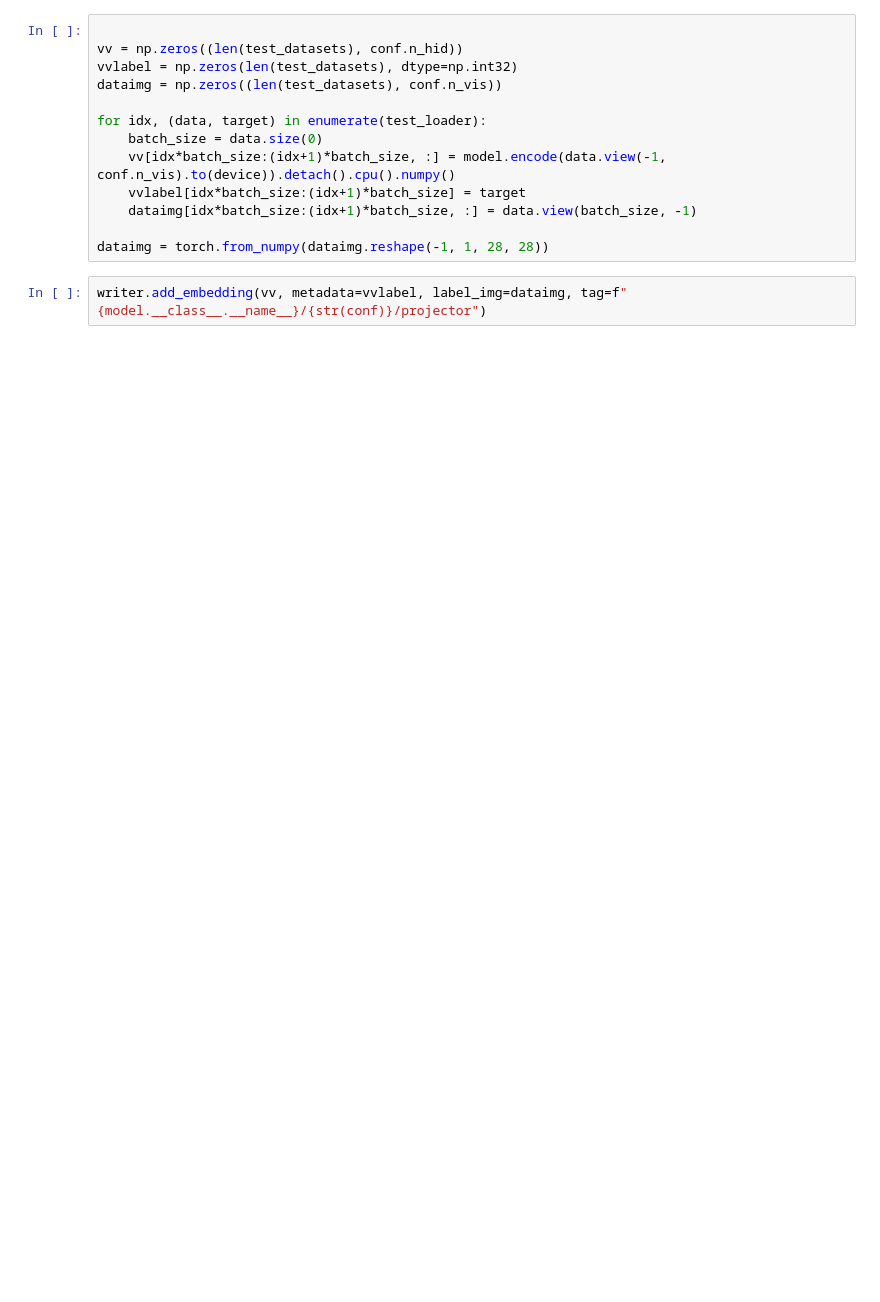
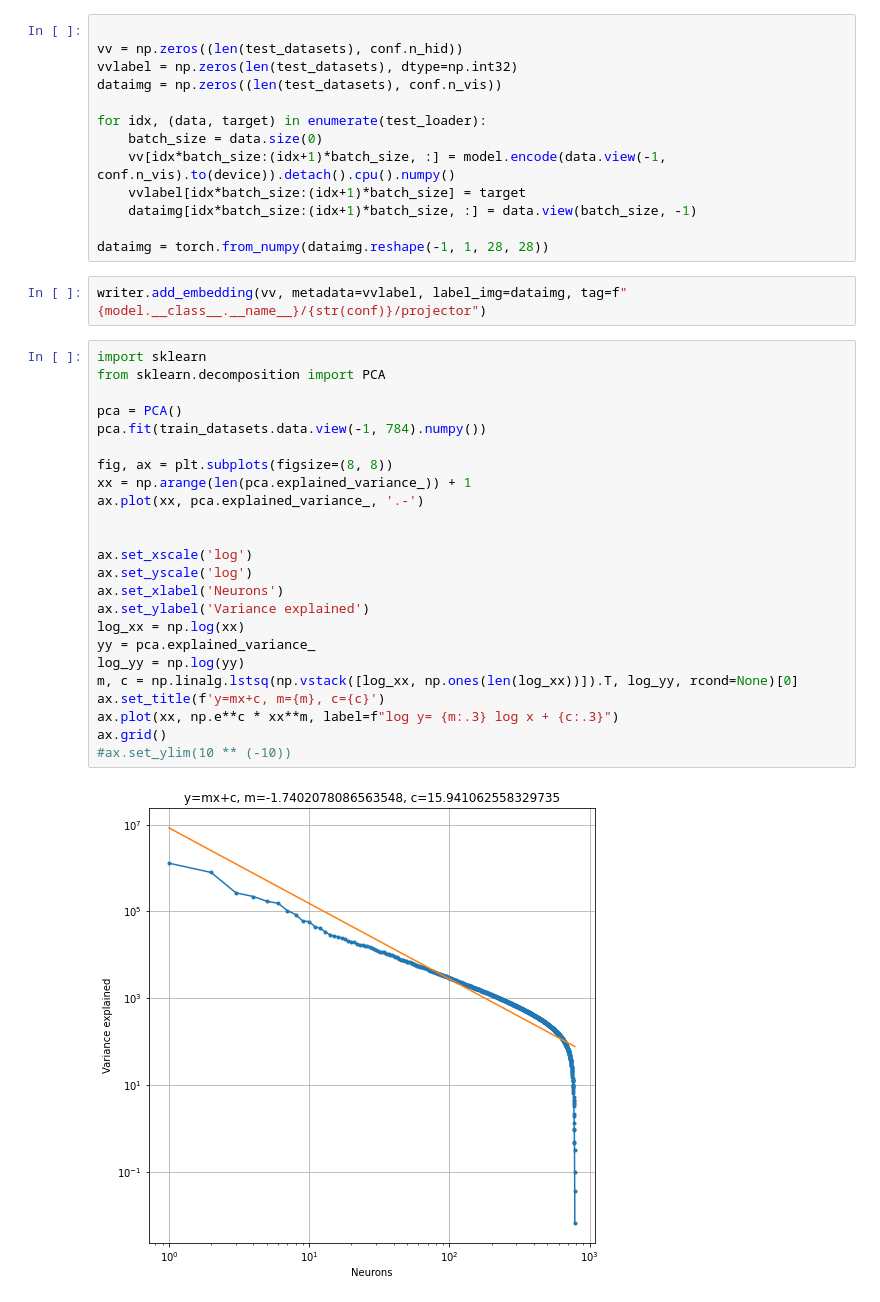
Before and after one commit to hoppiece/rbm, a Jupyter notebook: 10-various-datasets.ipynb, the cells around one changed output. Saved outputs shown, nothing was run; the diff lists cells and outputs as text; blank space fills up the shorter version.

```diff
--- a/10-various-datasets.ipynb
+++ b/10-various-datasets.ipynb
@@ -232,3 +243,29 @@ for idx, (data, target) in enumerate(test_loader):
 dataimg = torch.from_numpy(dataimg.reshape(-1, 1, 28, 28))
 # %%
 writer.add_embedding(vv, metadata=vvlabel, label_img=dataimg, tag=f"{model.__class__.__name__}/{str(conf)}/projector")
+# %%
+import sklearn
+from sklearn.decomposition import PCA
+
+pca = PCA()
+pca.fit(train_datasets.data.view(-1, 784).numpy())
+
+fig, ax = plt.subplots(figsize=(8, 8))
+xx = np.arange(len(pca.explained_variance_)) + 1
+ax.plot(xx, pca.explained_variance_, '.-')
+
+
+ax.set_xscale('log')
+ax.set_yscale('log')
+ax.set_xlabel('Neurons')
+ax.set_ylabel('Variance explained')
+log_xx = np.log(xx)
+yy = pca.explained_variance_
+log_yy = np.log(yy)
+m, c = np.linalg.lstsq(np.vstack([log_xx, np.ones(len(log_xx))]).T, log_yy, rcond=None)[0]
+ax.set_title(f'y=mx+c, m={m}, c={c}')
+ax.plot(xx, np.e**c * xx**m, label=f"log y= {m:.3} log x + {c:.3}")
+ax.grid()
+#ax.set_ylim(10 ** (-10))
+# %% [output]
+[figure, added]
```
Also changed, not shown: parts of 9 cells of this notebook, 2 other files.
